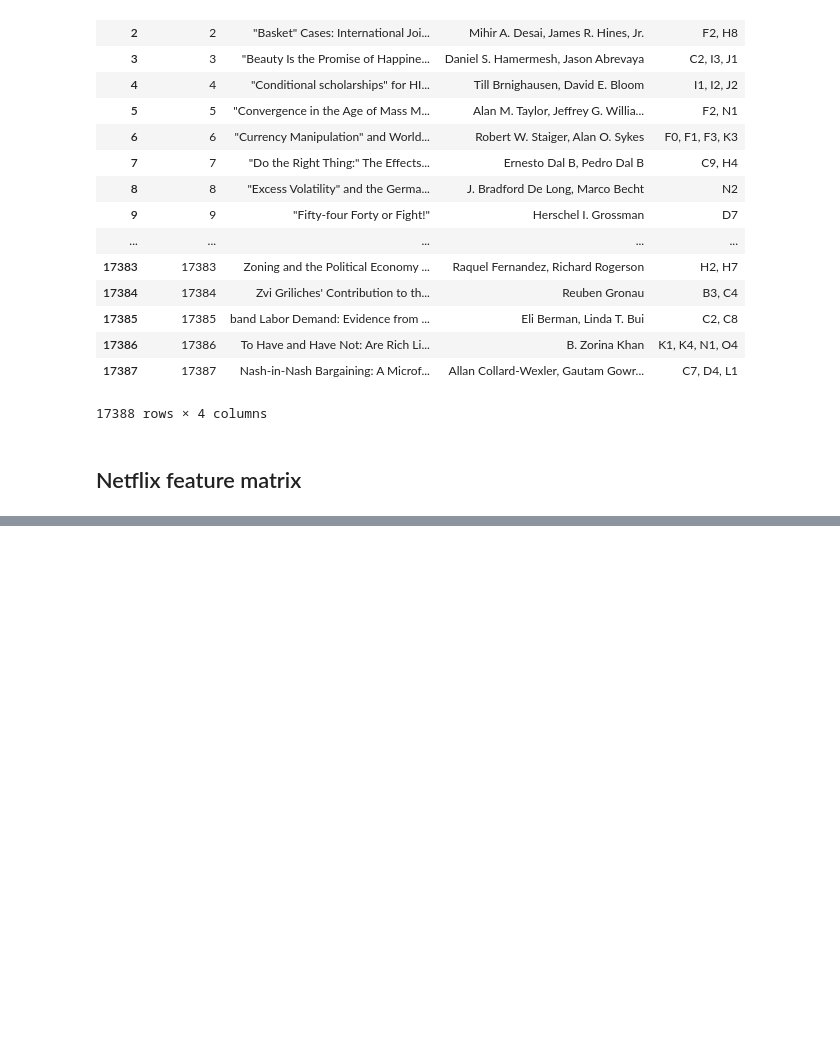
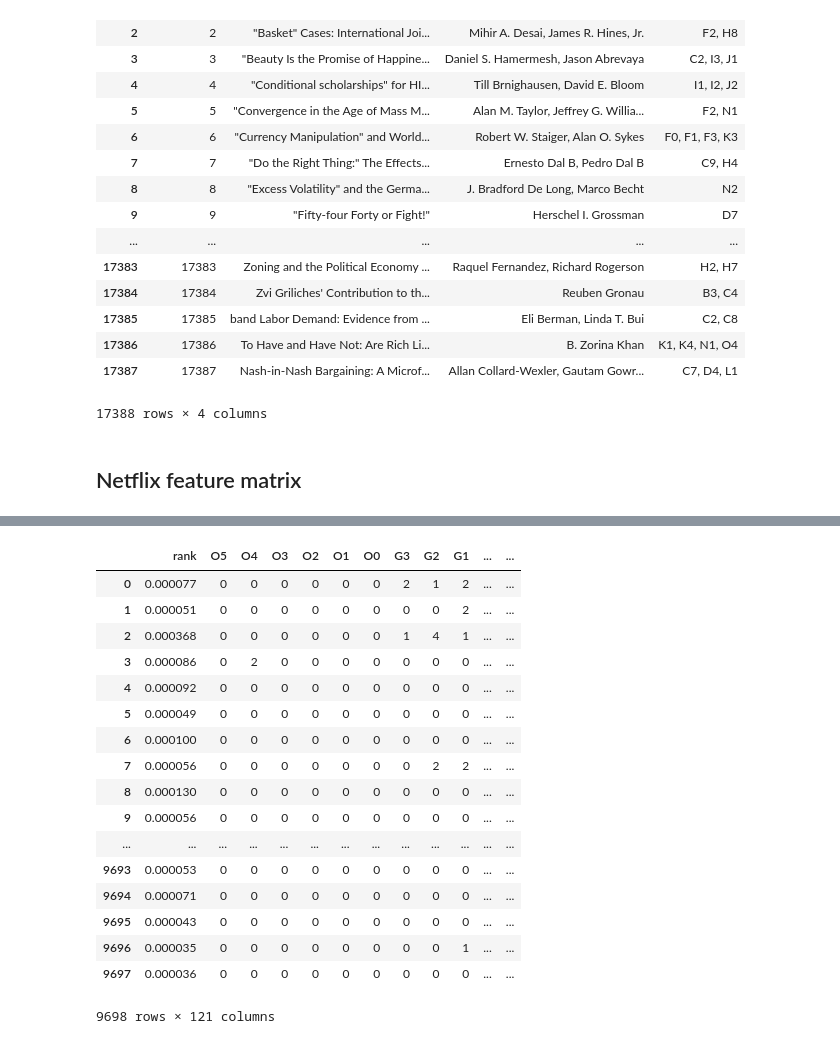
Before and after one commit to emoszkowski/EconIdeaNetwork, a Jupyter notebook: src/NBER_graph_analysis.ipynb, the cells around one changed output, grey strips where cells are left out. Drawn from its saved outputs; the diff is of its cells as text; code cells hidden in the pictures; blank space fills up the shorter version.

```diff
--- a/src/NBER_graph_analysis.ipynb
+++ b/src/NBER_graph_analysis.ipynb
@@ -191,7 +191,7 @@ for i, jel in enumerate(jels):
 # make an array of authors x JELs
 # to count how many papers in each JEL someone has
 authors = nx.nodes(G)
-authorCodes = np.zeros((len(authors), len(jelSet)))
+authorCodes = np.zeros((len(authors), len(jels)))
 for a in range(len(authors)):
     papers = G.edges(authors[a])
     for p in papers:
@@ -208,3 +208,10 @@ nx.set_node_attributes(G, 'rank', ranks)
 
 # in case we want to look at the top authors
 sortedRanks = sorted(ranks.items(), key=lambda x: x[1])
+# %%
+# Extract PageRank to a vector
+authors = G.nodes()
+nodeRanks = np.empty(len(authors))
+for i in range(len(authors)):
+    nodeRanks[i] = ranks.get(authors[i])
+nodeRanks = np.reshape(nodeRanks, (len(nodeRanks),1))
@@ -210,0 +227,27 @@ sortedRanks = sorted(ranks.items(), key=lambda x: x[1])
+# %%
+# make feature dataframe
+data = np.hstack((nodeRanks,authorCodes))
+df = pd.DataFrame(data)
+df.columns = ['rank'] + [jel for jel in jels]
+df['author'] = authors
+# %%
+df
+# %% [output]
+|  | rank | O5 | O4 | O3 | O2 | O1 | O0 | G3 | G2 | G1 | ... | ... |
+| 0 | 0.000077 | 0 | 0 | 0 | 0 | 0 | 0 | 2 | 1 | 2 | ... | ... |
+| 1 | 0.000051 | 0 | 0 | 0 | 0 | 0 | 0 | 0 | 0 | 2 | ... | ... |
+| 2 | 0.000368 | 0 | 0 | 0 | 0 | 0 | 0 | 1 | 4 | 1 | ... | ... |
+| 3 | 0.000086 | 0 | 2 | 0 | 0 | 0 | 0 | 0 | 0 | 0 | ... | ... |
+| 4 | 0.000092 | 0 | 0 | 0 | 0 | 0 | 0 | 0 | 0 | 0 | ... | ... |
+| 5 | 0.000049 | 0 | 0 | 0 | 0 | 0 | 0 | 0 | 0 | 0 | ... | ... |
+| 6 | 0.000100 | 0 | 0 | 0 | 0 | 0 | 0 | 0 | 0 | 0 | ... | ... |
+| 7 | 0.000056 | 0 | 0 | 0 | 0 | 0 | 0 | 0 | 2 | 2 | ... | ... |
+| 8 | 0.000130 | 0 | 0 | 0 | 0 | 0 | 0 | 0 | 0 | 0 | ... | ... |
+| 9 | 0.000056 | 0 | 0 | 0 | 0 | 0 | 0 | 0 | 0 | 0 | ... | ... |
+| ... | ... | ... | ... | ... | ... | ... | ... | ... | ... | ... | ... | ... |
+| 9693 | 0.000053 | 0 | 0 | 0 | 0 | 0 | 0 | 0 | 0 | 0 | ... | ... |
+| 9694 | 0.000071 | 0 | 0 | 0 | 0 | 0 | 0 | 0 | 0 | 0 | ... | ... |
+| 9695 | 0.000043 | 0 | 0 | 0 | 0 | 0 | 0 | 0 | 0 | 0 | ... | ... |
+| 9696 | 0.000035 | 0 | 0 | 0 | 0 | 0 | 0 | 0 | 0 | 1 | ... | ... |
+| 9697 | 0.000036 | 0 | 0 | 0 | 0 | 0 | 0 | 0 | 0 | 0 | ... | ... |
+9698 rows × 121 columns
```
Also changed, not shown: parts of 2 cells of this notebook.
